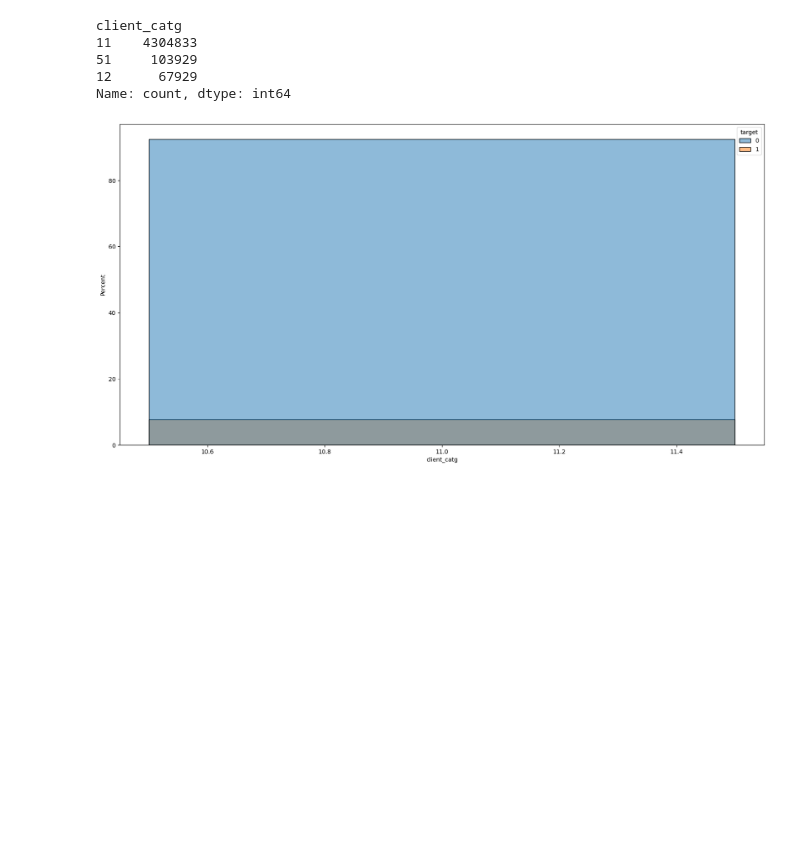
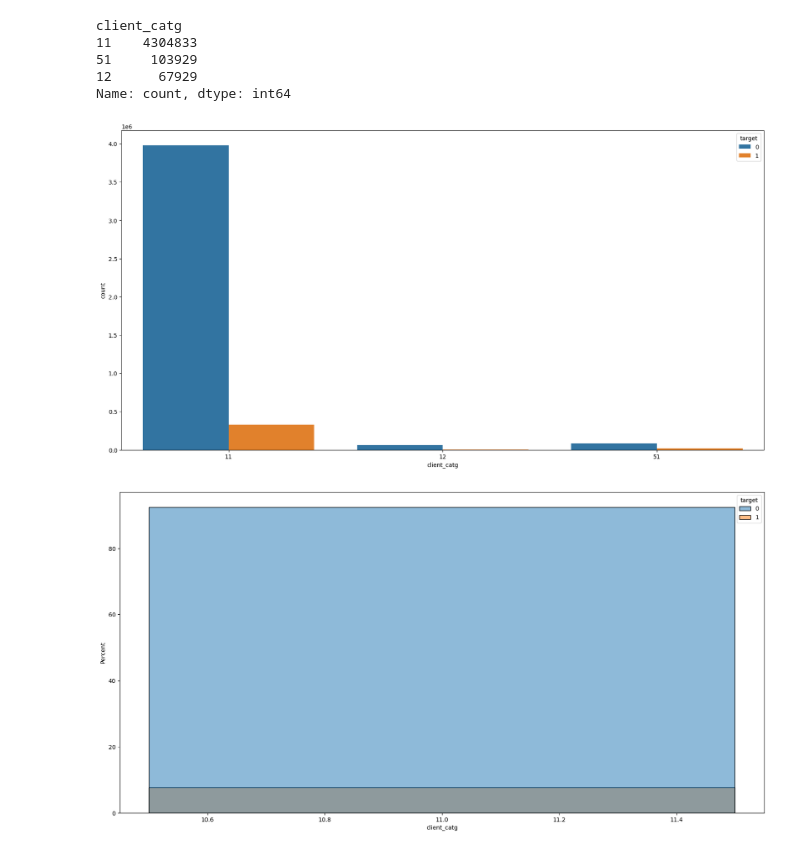
Before and after one commit to Cazta/fraud_detection_electricity_company, a Jupyter notebook: fraud_data_cleaning.ipynb, the cells around one changed output. Drawn from its saved outputs; the diff is of its cells as text; code cells hidden in the pictures; blank space fills up the shorter version.

```diff
--- a/fraud_data_cleaning.ipynb
+++ b/fraud_data_cleaning.ipynb
@@ -493,6 +493,13 @@ client_catg
 51     103929
 12      67929
 Name: count, dtype: int64
+# %%
+# plot distribution of target for each client category
+
+fig = plt.figure(figsize=(20,10))
+sns.countplot(data= df_processed, x = 'client_catg', hue='target');
+# %% [output]
+[figure, added]
 # %%
 # plot distribution of target for each client category individually, descending by clients in category:
 
```
Also changed, not shown: parts of 14 cells of this notebook.
